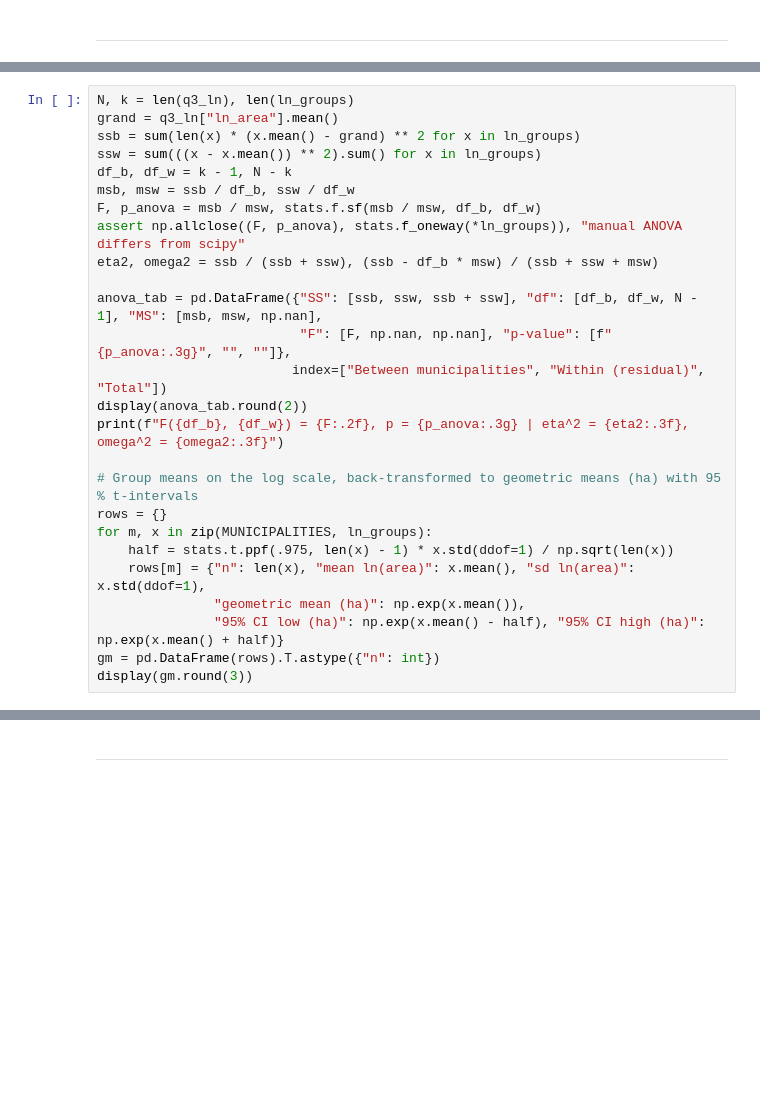
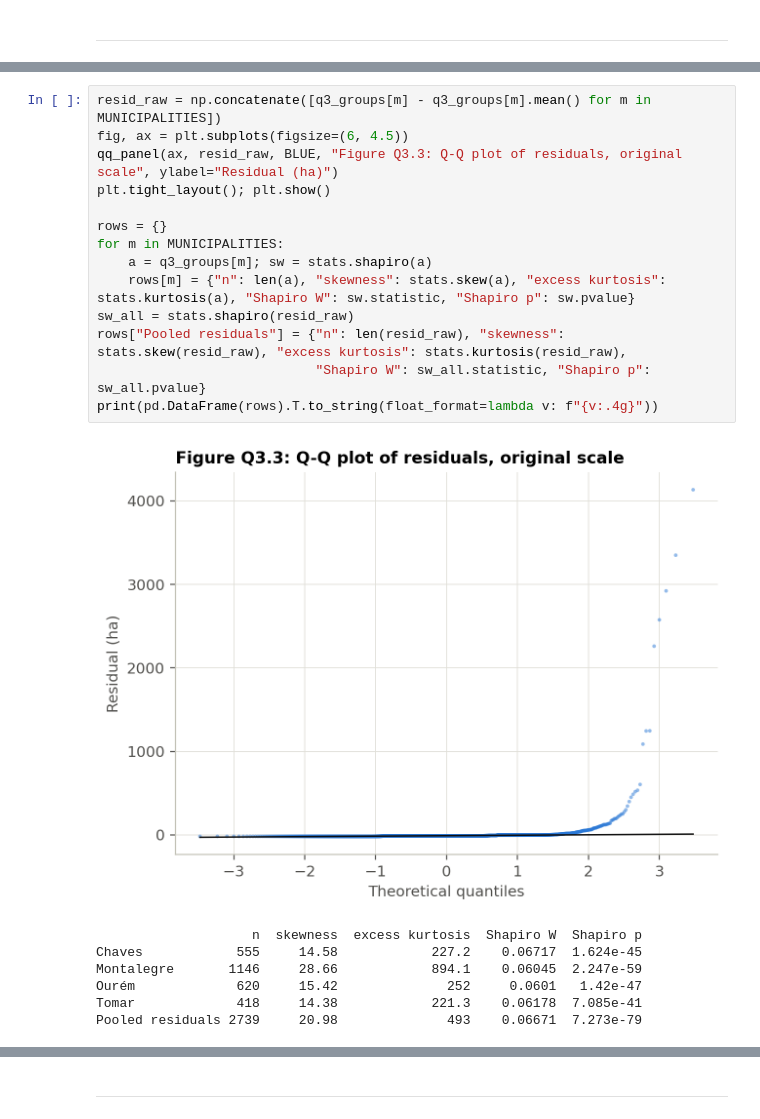
Before and after one commit to isabelamer/FCED_project, a Jupyter notebook: wildfires.ipynb, the cells around one changed output, grey strips where cells are left out. Saved outputs shown, nothing was run; the diff lists cells and outputs as text; blank space fills up the shorter version.

```diff
--- a/wildfires.ipynb
+++ b/wildfires.ipynb
@@ -1296,26 +1498,0 @@ The ANOVA compares the variation between municipality means (SSB) with the varia
-# %%
-N, k = len(q3_ln), len(ln_groups)
-grand = q3_ln["ln_area"].mean()
-ssb = sum(len(x) * (x.mean() - grand) ** 2 for x in ln_groups)
-ssw = sum(((x - x.mean()) ** 2).sum() for x in ln_groups)
-df_b, df_w = k - 1, N - k
-msb, msw = ssb / df_b, ssw / df_w
-F, p_anova = msb / msw, stats.f.sf(msb / msw, df_b, df_w)
-assert np.allclose((F, p_anova), stats.f_oneway(*ln_groups)), "manual ANOVA differs from scipy"
-eta2, omega2 = ssb / (ssb + ssw), (ssb - df_b * msw) / (ssb + ssw + msw)
-
-anova_tab = pd.DataFrame({"SS": [ssb, ssw, ssb + ssw], "df": [df_b, df_w, N - 1], "MS": [msb, msw, np.nan],
-                          "F": [F, np.nan, np.nan], "p-value": [f"{p_anova:.3g}", "", ""]},
-                         index=["Between municipalities", "Within (residual)", "Total"])
-display(anova_tab.round(2))
-print(f"F({df_b}, {df_w}) = {F:.2f}, p = {p_anova:.3g} | eta^2 = {eta2:.3f}, omega^2 = {omega2:.3f}")
-
-# Group means on the log scale, back-transformed to geometric means (ha) with 95 % t-intervals
-rows = {}
-for m, x in zip(MUNICIPALITIES, ln_groups):
-    half = stats.t.ppf(.975, len(x) - 1) * x.std(ddof=1) / np.sqrt(len(x))
-    rows[m] = {"n": len(x), "mean ln(area)": x.mean(), "sd ln(area)": x.std(ddof=1),
-               "geometric mean (ha)": np.exp(x.mean()),
-               "95% CI low (ha)": np.exp(x.mean() - half), "95% CI high (ha)": np.exp(x.mean() + half)}
-gm = pd.DataFrame(rows).T.astype({"n": int})
-display(gm.round(3))
@@ -1493,0 +1536,22 @@ What does change is the **size** of the ratios. With a common 0.01 ha floor, the
+# %%
+resid_raw = np.concatenate([q3_groups[m] - q3_groups[m].mean() for m in MUNICIPALITIES])
+fig, ax = plt.subplots(figsize=(6, 4.5))
+qq_panel(ax, resid_raw, BLUE, "Figure Q3.3: Q-Q plot of residuals, original scale", ylabel="Residual (ha)")
+plt.tight_layout(); plt.show()
+
+rows = {}
+for m in MUNICIPALITIES:
+    a = q3_groups[m]; sw = stats.shapiro(a)
+    rows[m] = {"n": len(a), "skewness": stats.skew(a), "excess kurtosis": stats.kurtosis(a), "Shapiro W": sw.statistic, "Shapiro p": sw.pvalue}
+sw_all = stats.shapiro(resid_raw)
+rows["Pooled residuals"] = {"n": len(resid_raw), "skewness": stats.skew(resid_raw), "excess kurtosis": stats.kurtosis(resid_raw),
+                            "Shapiro W": sw_all.statistic, "Shapiro p": sw_all.pvalue}
+print(pd.DataFrame(rows).T.to_string(float_format=lambda v: f"{v:.4g}"))
+# %% [output]
+[figure, added]
+                    n  skewness  excess kurtosis  Shapiro W  Shapiro p
+Chaves            555     14.58            227.2    0.06717  1.624e-45
+Montalegre       1146     28.66            894.1    0.06045  2.247e-59
+Ourém             620     15.42              252     0.0601   1.42e-47
+Tomar             418     14.38            221.3    0.06178  7.085e-41
+Pooled residuals 2739     20.98              493    0.06671  7.273e-79
```
Also changed, not shown: parts of 74 cells of this notebook.
